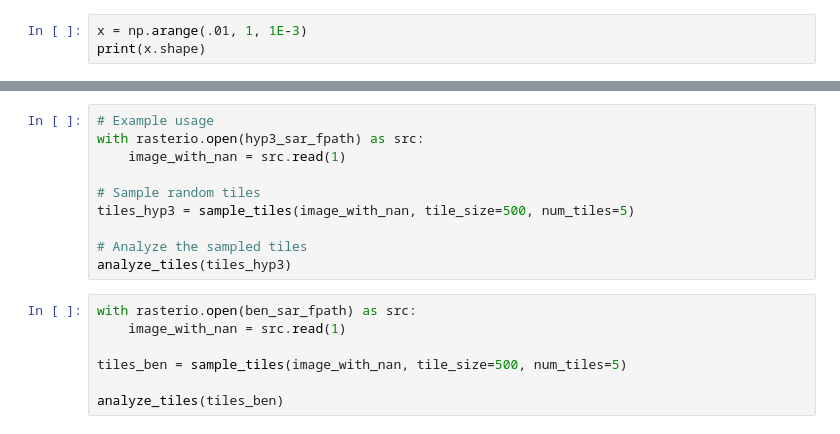
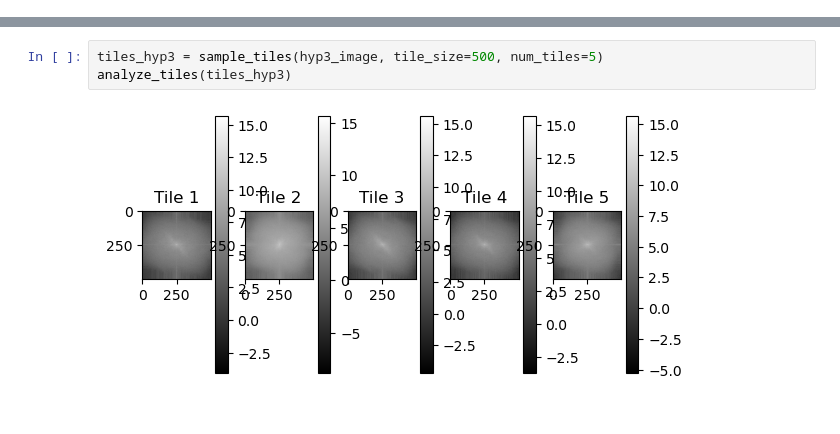
Before and after one commit to jpl-slice/kai_workspace, a Jupyter notebook: nbs/SAR_img_analysis.ipynb, the cells around one changed output, grey strips where cells are left out. Cells and saved outputs as stored; diff of their text form.

```diff
--- a/nbs/SAR_img_analysis.ipynb
+++ b/nbs/SAR_img_analysis.ipynb
@@ -8,3 +18,0 @@ decibel = lambda x : 10.0 * np.log10(x)
-# %%
-x = np.arange(.01, 1, 1E-3)
-print(x.shape)
@@ -214,17 +98,5 @@ def analyze_tiles(tiles):
-# %%
-# Example usage
-with rasterio.open(hyp3_sar_fpath) as src:
-    image_with_nan = src.read(1)
-
-# Sample random tiles
-tiles_hyp3 = sample_tiles(image_with_nan, tile_size=500, num_tiles=5)
-
-# Analyze the sampled tiles
-analyze_tiles(tiles_hyp3)
-# %%
-with rasterio.open(ben_sar_fpath) as src:
-    image_with_nan = src.read(1)
-
-tiles_ben = sample_tiles(image_with_nan, tile_size=500, num_tiles=5)
-
-analyze_tiles(tiles_ben)
+# %%
+tiles_hyp3 = sample_tiles(hyp3_image, tile_size=500, num_tiles=5)
+analyze_tiles(tiles_hyp3)
+# %% [output]
+[figure, added]
```
Also changed, not shown: parts of 22 cells of this notebook.
